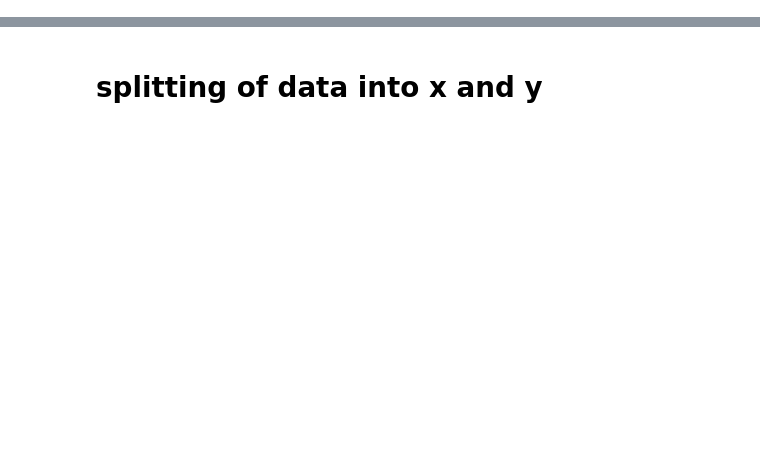
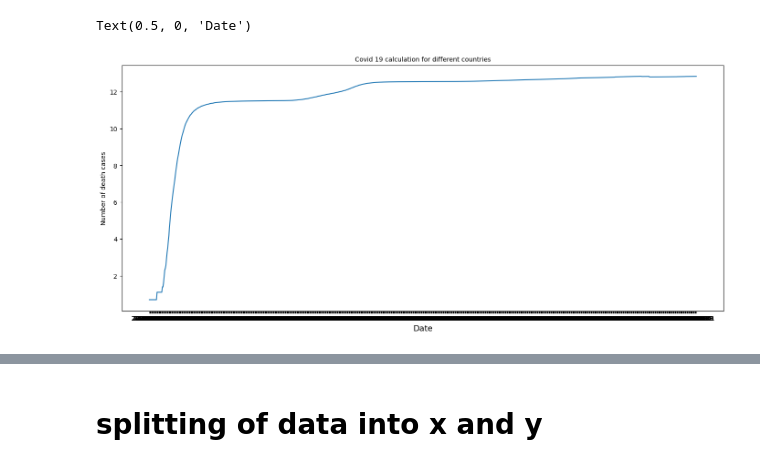
Before and after one commit to tekadata/covid_time_series_prediction, a Jupyter notebook: notebooks/model-UK-SVR-index.ipynb, the cells around one changed output, grey strips where cells are left out. Cells and saved outputs as stored; diff of their text form; code cells hidden in the pictures; blank space fills up the shorter version.

```diff
--- a/notebooks/model-UK-SVR-index.ipynb
+++ b/notebooks/model-UK-SVR-index.ipynb
@@ -72,9 +81,12 @@ ax.set_xlabel("Date", size=13)
 # %%
 fig, ax = plt.subplots(1, figsize=(17,7))
-plt.plot(data.index[:925],np.log(data['total_deaths'][:925]));
+plt.plot(data_index.index[:925],np.log(data_index['total_deaths'][:925]));
 ax.set_title("Covid 19 calculation for different countries", size=10)
 ax.set_ylabel("Number of death cases", size=10)
 ax.set_xlabel("Date", size=13)
+# %% [output]
+Text(0.5, 0, 'Date')
+[figure, added]
 # %%
 
 plt.figure(figsize=(15,3))
```
Also changed, not shown: parts of 17 cells of this notebook, 8 other files.
